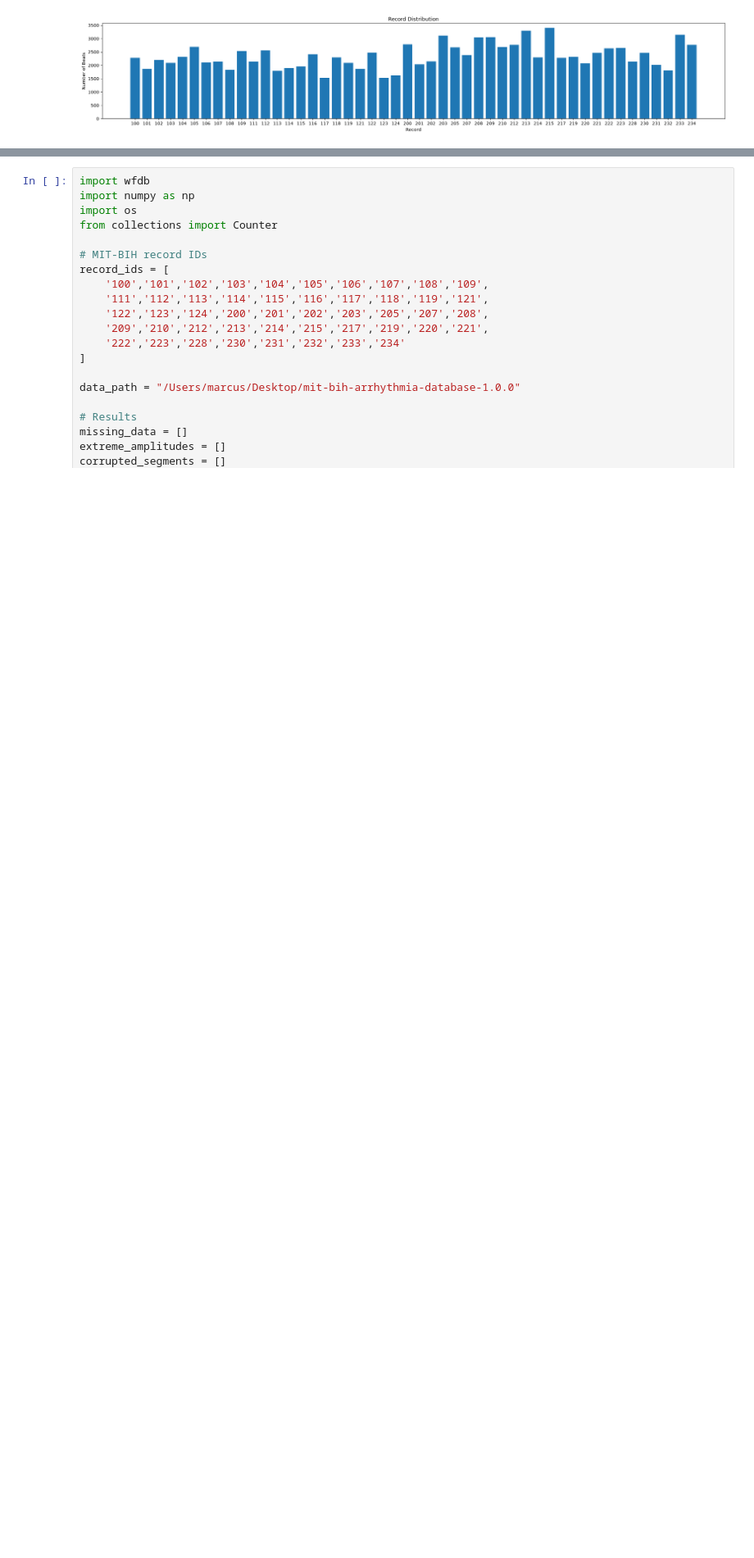
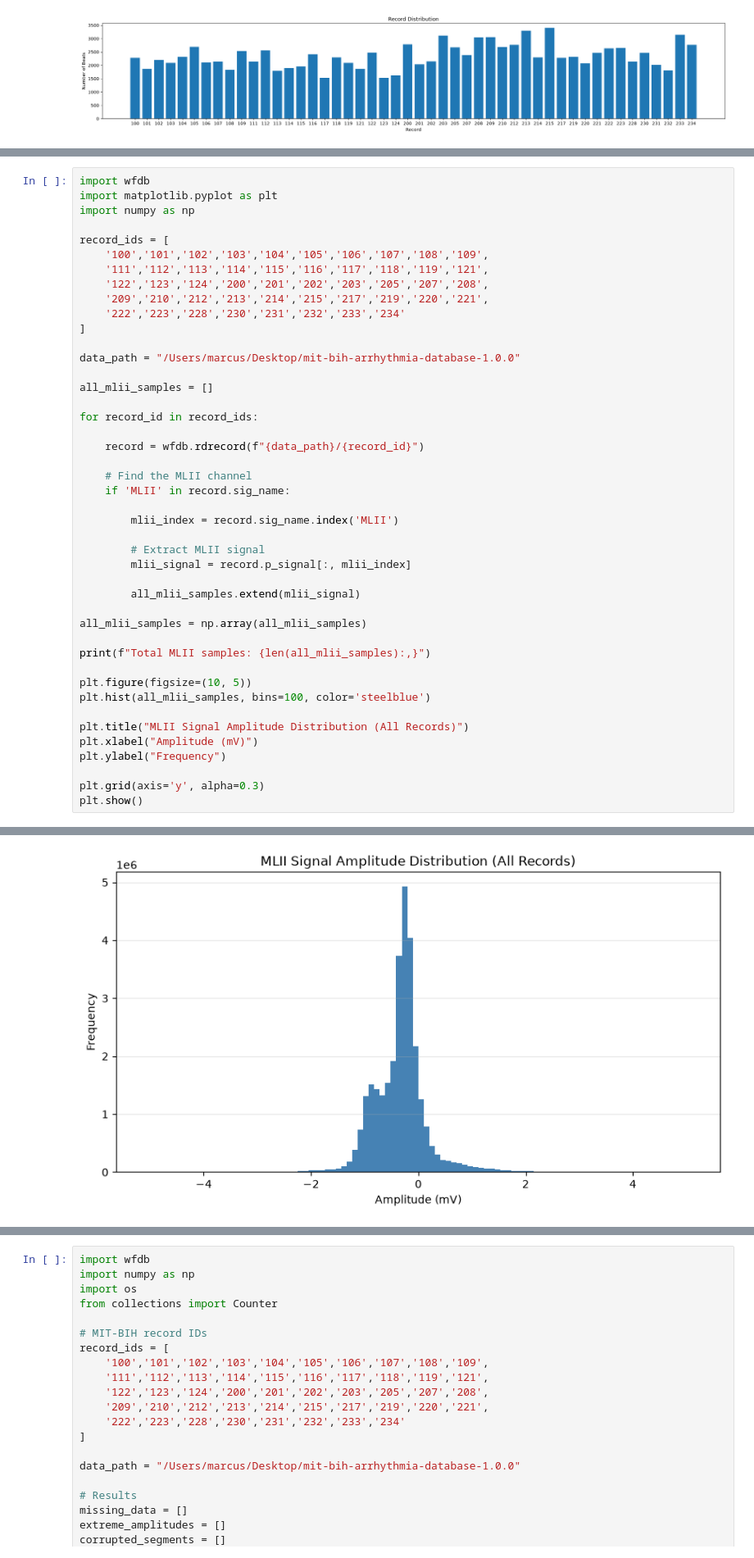
Before and after one commit to notPlancha/ECG-heartbeat-classification, a Jupyter notebook: notebooks/midterm-submission.ipynb, the cells around one changed output, grey strips where cells are left out. Shown at 82% size. Saved outputs shown, nothing was run; the diff lists cells and outputs as text; blank space fills up the shorter version.

```diff
--- a/notebooks/midterm-submission.ipynb
+++ b/notebooks/midterm-submission.ipynb
@@ -175,0 +209,45 @@ plt.show()
+# %%
+import wfdb
+import matplotlib.pyplot as plt
+import numpy as np
+
+record_ids = [
+    '100','101','102','103','104','105','106','107','108','109',
+    '111','112','113','114','115','116','117','118','119','121',
+    '122','123','124','200','201','202','203','205','207','208',
+    '209','210','212','213','214','215','217','219','220','221',
+    '222','223','228','230','231','232','233','234'
+]
+
+data_path = "/Users/marcus/Desktop/mit-bih-arrhythmia-database-1.0.0"
+
+all_mlii_samples = []
+
+for record_id in record_ids:
+
+    record = wfdb.rdrecord(f"{data_path}/{record_id}")
+
+    # Find the MLII channel
+    if 'MLII' in record.sig_name:
+
+        mlii_index = record.sig_name.index('MLII')
+
+        # Extract MLII signal
+        mlii_signal = record.p_signal[:, mlii_index]
+
+        all_mlii_samples.extend(mlii_signal)
+
+all_mlii_samples = np.array(all_mlii_samples)
+
+print(f"Total MLII samples: {len(all_mlii_samples):,}")
+
+plt.figure(figsize=(10, 5))
+plt.hist(all_mlii_samples, bins=100, color='steelblue')
+
+plt.title("MLII Signal Amplitude Distribution (All Records)")
+plt.xlabel("Amplitude (mV)")
+plt.ylabel("Frequency")
+
+plt.grid(axis='y', alpha=0.3)
+plt.show()
+# %% [output]
@@ -175,0 +255 @@ plt.show()
+[figure, added]
```
Also changed, not shown: parts of 10 cells of this notebook.
